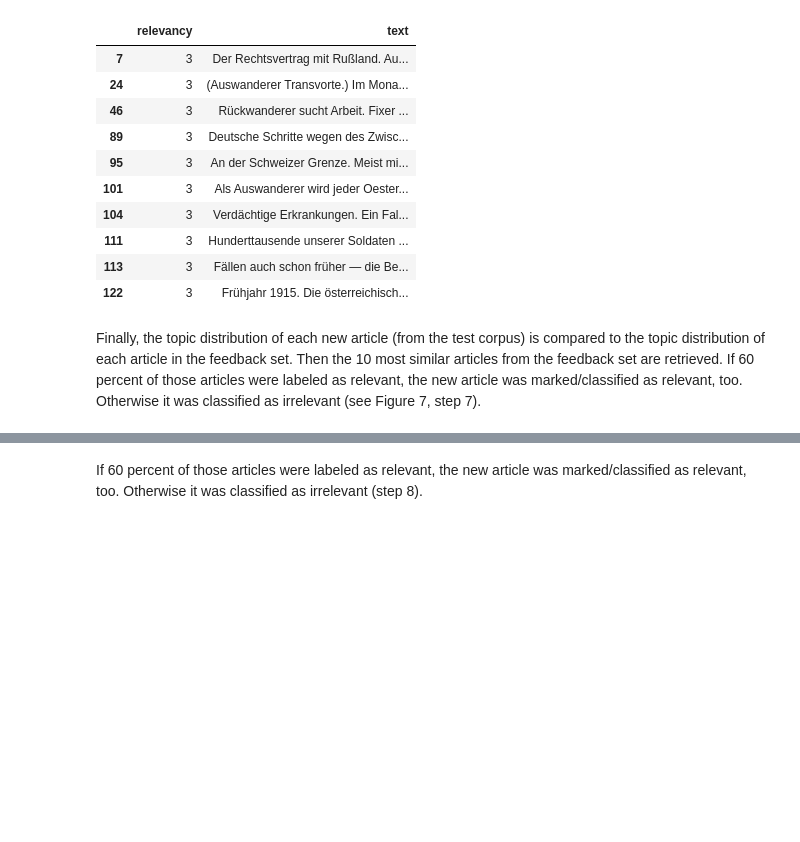
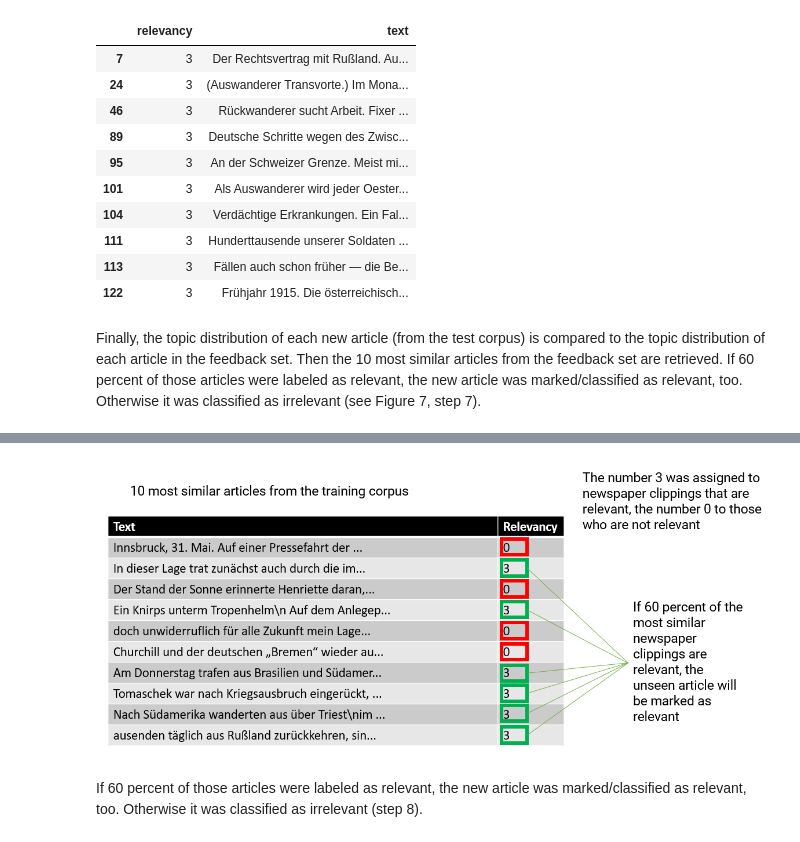
Before and after one commit to jdh-observer/jdh001-4yxHGiqXYRbX, a Jupyter notebook: TopicSpecificCorpusBuilding.ipynb, the cells around one changed output, grey strips where cells are left out. Cells and saved outputs as stored; diff of their text form; code cells hidden in the pictures; blank space fills up the shorter version.

```diff
--- a/TopicSpecificCorpusBuilding.ipynb
+++ b/TopicSpecificCorpusBuilding.ipynb
@@ -506,3 +514,18 @@ Finally, the topic distribution of each new article (from the test corpus) is co
+# %%
+metadata={
+    "jdh":{
+        "module": "object",
+        "object": {
+          "type": "image",
+          "source": [
+            "Figure 7: This example shows the recommendation of the ten most similar articles for one unseen article of the test corpus. The relevance levels tell whether the articles were manually classified as relevant or as irrelevant. ",
+          ]
+        }
+    }
+}
+display(Image("images/figure.png"), metadata=metadata)
+# %% [output]
+[figure, added]
 # %% [markdown]
 If 60 percent of those articles were labeled as relevant, the new article was marked/classified as relevant, too. Otherwise it was classified as irrelevant (step 8).
 # %% [markdown]
```
Also changed, not shown: parts of 6 cells of this notebook.
